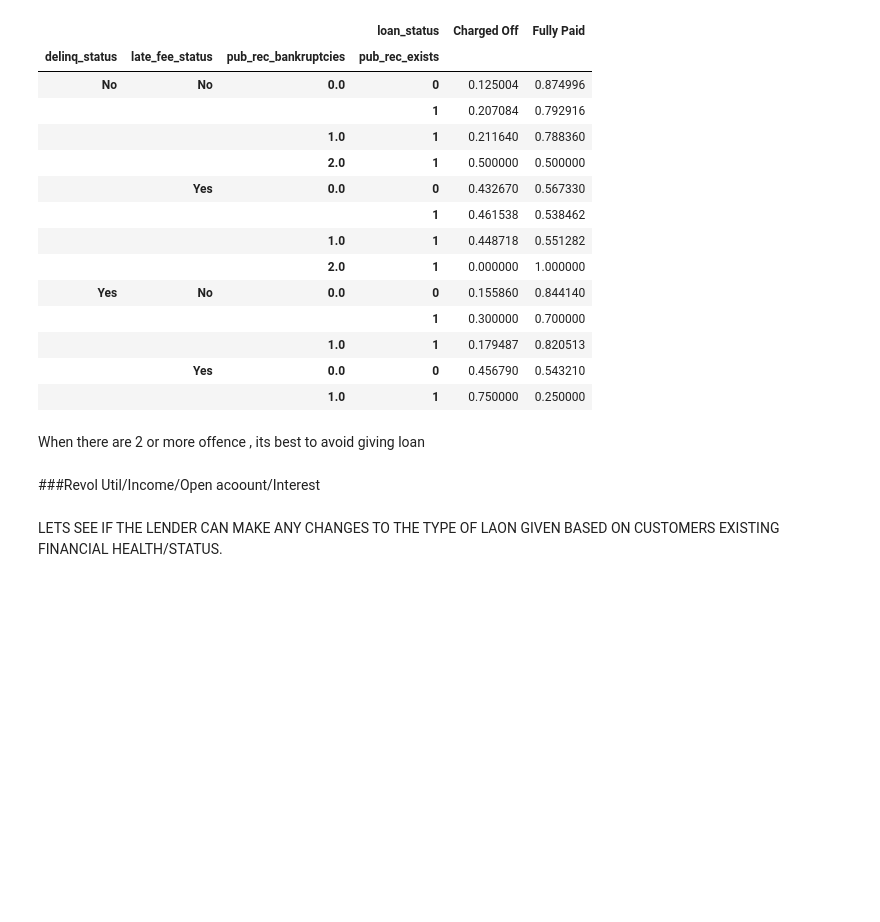
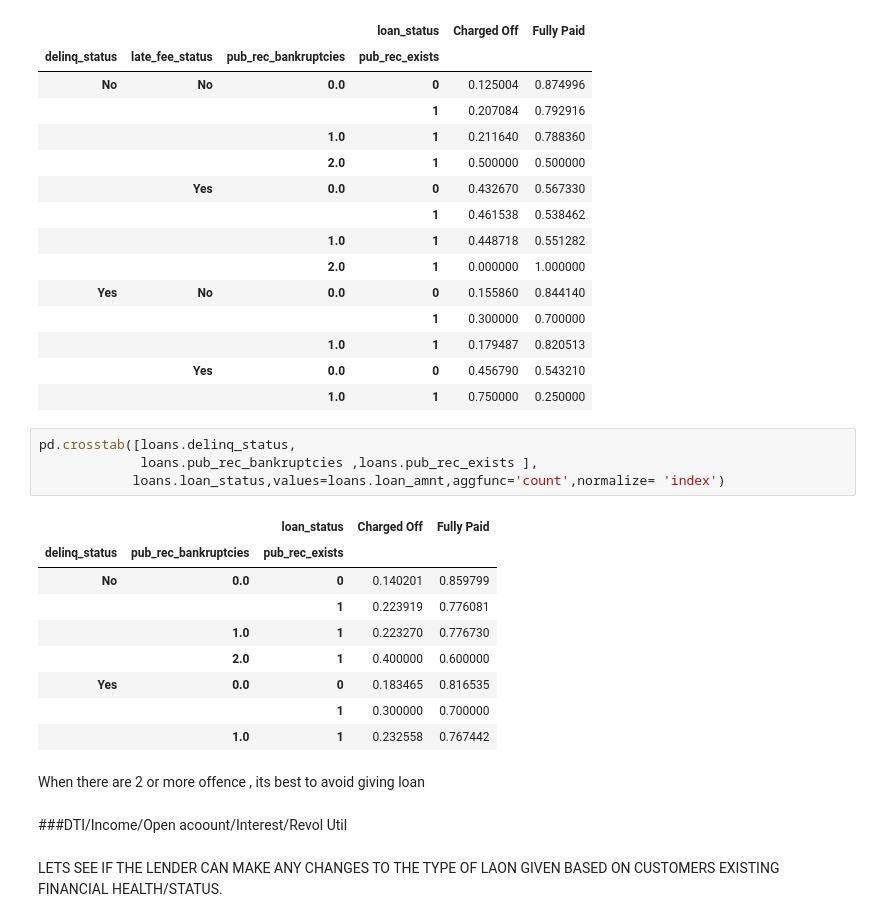
Before and after one commit to karthikmnkrishna/Loan-default-prediction, a Jupyter notebook: Lending_case_Study_combine.ipynb, the cells around one changed output. Drawn from its saved outputs; the diff is of its cells as text; blank space fills up the shorter version.

```diff
--- a/Lending_case_Study_combine.ipynb
+++ b/Lending_case_Study_combine.ipynb
@@ -1223,10 +1227,24 @@ pd.crosstab([loans.delinq_status, loans.late_fee_status,
 |  |  | 1.0 | 1 | 0.179487 | 0.820513 |
 |  | Yes | 0.0 | 0 | 0.456790 | 0.543210 |
 |  |  | 1.0 | 1 | 0.750000 | 0.250000 |
+# %%
+pd.crosstab([loans.delinq_status,
+             loans.pub_rec_bankruptcies ,loans.pub_rec_exists ],
+            loans.loan_status,values=loans.loan_amnt,aggfunc='count',normalize= 'index')
+# %% [output]
+|  |  | loan_status | Charged Off | Fully Paid |
+| delinq_status | pub_rec_bankruptcies | pub_rec_exists |  |  |
+| No | 0.0 | 0 | 0.140201 | 0.859799 |
+|  |  | 1 | 0.223919 | 0.776081 |
+|  | 1.0 | 1 | 0.223270 | 0.776730 |
+|  | 2.0 | 1 | 0.400000 | 0.600000 |
+| Yes | 0.0 | 0 | 0.183465 | 0.816535 |
+|  |  | 1 | 0.300000 | 0.700000 |
+|  | 1.0 | 1 | 0.232558 | 0.767442 |
 # %% [markdown]
 When there are 2 or more offence , its best to avoid giving loan
 # %% [markdown]
-###Revol Util/Income/Open acoount/Interest
+###DTI/Income/Open acoount/Interest/Revol Util
 # %% [markdown]
 LETS SEE IF THE LENDER CAN MAKE ANY CHANGES TO THE TYPE OF LAON GIVEN BASED ON CUSTOMERS EXISTING FINANCIAL HEALTH/STATUS.
 # %%
```
Also changed, not shown: parts of 2 cells of this notebook.
